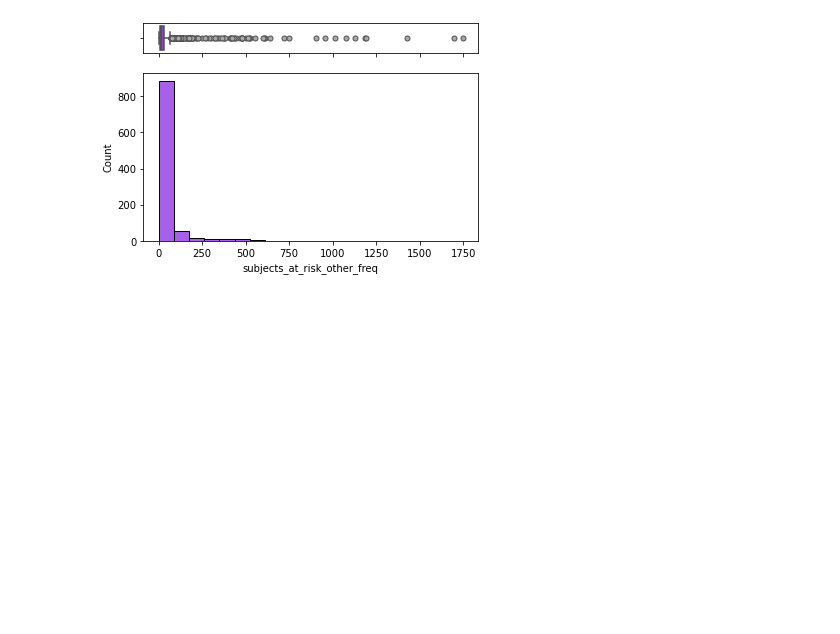
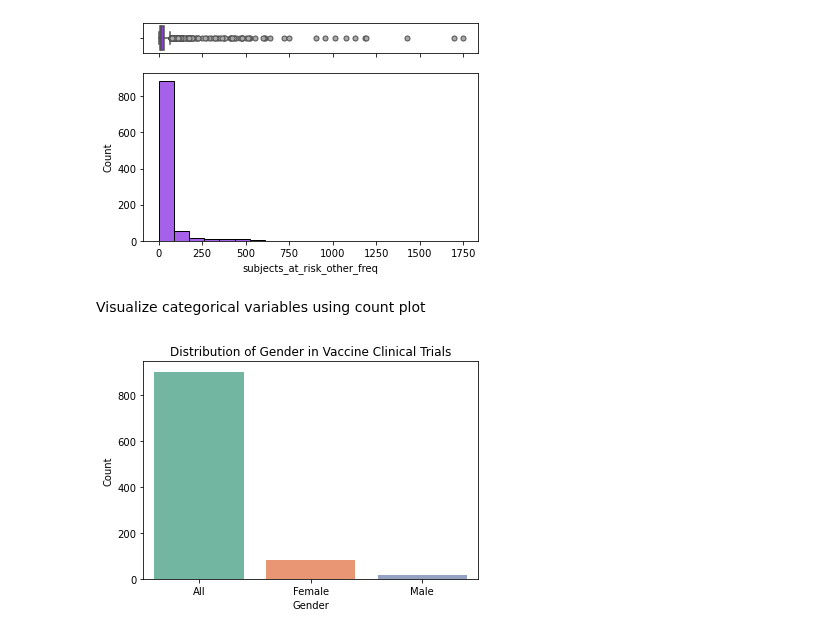
Before and after one commit to brunalos/clinical-trials-ml, a Jupyter notebook: vaccines.ipynb, the cells around one changed output. Saved outputs shown, nothing was run; the diff lists cells and outputs as text; code cells hidden in the pictures; blank space fills up the shorter version.

```diff
--- a/vaccines.ipynb
+++ b/vaccines.ipynb
@@ -1676,3 +1703,14 @@ creating_box_hist('subjects_at_risk_other_freq', df_ml, 20)
 # %% [output]
 [figure]
 [figure]
+# %% [markdown]
+Visualize categorical variables using count plot
+# %%
+# Plot a countplot:
+sns.countplot(x='gender', data=df_ml, palette='Set2')
+plt.title('Distribution of Gender in Vaccine Clinical Trials')
+plt.xlabel('Gender')
+plt.ylabel('Count')
+plt.show()
+# %% [output]
+[figure, added]
```
Also changed, not shown: parts of 5 cells of this notebook.
